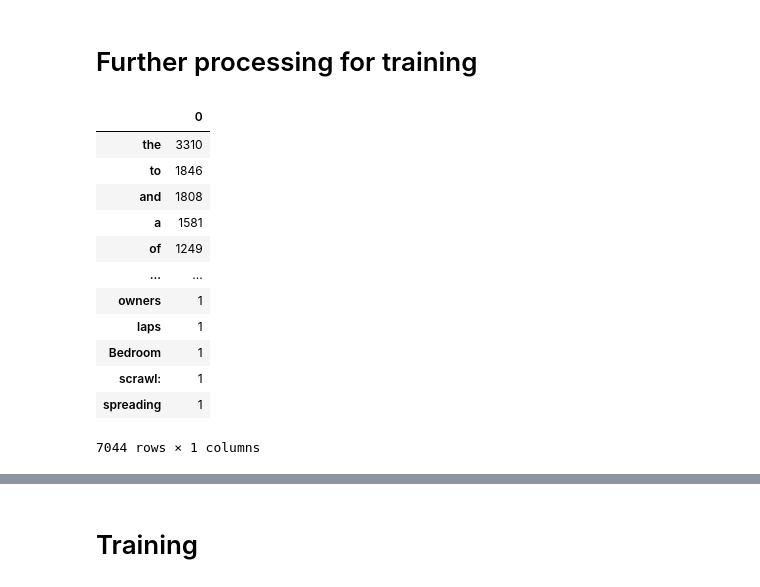
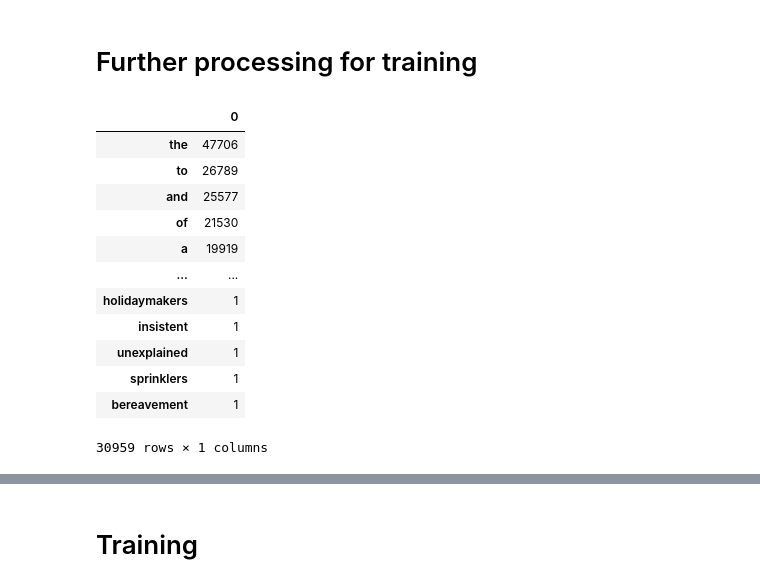
Before and after one commit to chlolv/NLP_Project, a Jupyter notebook: Main notebook.ipynb, the cells around one changed output, grey strips where cells are left out. Saved outputs shown, nothing was run; the diff lists cells and outputs as text; code cells hidden in the pictures.

```diff
--- a/Main notebook.ipynb
+++ b/Main notebook.ipynb
@@ -170,2 +224,17 @@ the early ho
+# %%
+H7_processed = H7
+H7_processed = re.sub('�', "\'", H7_processed)
+H7_processed = H7_processed.split('\n')
+H7_processed = [paragraph.strip() for paragraph in H7_processed]
+
+remove_list = []
+for i in range(1, len(H7_processed)) :
+  paragraph = H7_processed[i]
+  if paragraph[:7] == 'Chapter' :
+    remove_list.append(i)
+for index in sorted(remove_list, reverse = True) :
+  del H7_processed[index]
+
+H7_processed = H7_processed[1:]
 # %% [markdown]
 # Fusion des Hi
@@ -205,13 +258,0 @@ AttributeError: ignored
-# %%
-H1_processed1 = H1_processed
-
-# Merging short paragraph (dialogues mainly)
-remove_list = []
-for i in sorted(range(0, len(H1_processed1)), reverse = True) :
-  paragraph = H1_processed1[i]
-  if len(paragraph.split()) < 30 : # Split is on spaces (word count)
-    remove_list.append(i)
-    H1_processed1[i-1] += ' '
-    H1_processed1[i-1] += H1_processed1[i]
-for index in sorted(remove_list, reverse = True) :
-  del H1_processed1[index]
@@ -249,34 +307,35 @@ plt.hist(len_list)
 # %% [markdown]
 # Further processing for training
 # %%
-H1_processed2 = H1_processed1
-for i in range(0, len(H1_processed2)) :
-  H1_processed2[i] = re.sub("[!?]", '.', H1_processed2[i])
-  H1_processed2[i] = H1_processed2[i].replace("...", '.')
-  H1_processed2[i] = re.sub('[,\\-"()]', ' ', H1_processed2[i])
+for i in range(0, len(H)) :
+  H[i] = re.sub("[!?]", '.', H[i])
+  H[i] = H[i].replace("...", '.')
+  H[i] = re.sub('[,\\-"()]', ' ', H[i])
+  H[i] = re.sub('\*', '', H[i])
+  H[i] = re.sub('\\\\', '', H[i])
 vocabulary = []
-for i in range(0, len(H1_processed2)) :
-  element = re.sub("[.]", ' ', H1_processed2[i])
+for i in range(0, len(H)) :
+  element = re.sub("[.]", ' ', H[i])
   words = element.split()
   vocabulary.append(words)
 vocabulary = [item for sublist in vocabulary for item in sublist]
 voc_count = Counter(vocabulary)
 voc_count = pd.DataFrame.from_dict(voc_count, orient = 'index').sort_values(by = [0], ascending = [False])
 voc_count
 # %% [output]
 |  | 0 |
-| the | 3310 |
-| to | 1846 |
-| and | 1808 |
-| a | 1581 |
-| of | 1249 |
+| the | 47706 |
+| to | 26789 |
+| and | 25577 |
+| of | 21530 |
+| a | 19919 |
 | ... | ... |
-| owners | 1 |
-| laps | 1 |
-| Bedroom | 1 |
-| scrawl: | 1 |
-| spreading | 1 |
+| holidaymakers | 1 |
+| insistent | 1 |
+| unexplained | 1 |
+| sprinklers | 1 |
+| bereavement | 1 |
-7044 rows × 1 columns
+30959 rows × 1 columns
 # %%
 print(len(vocabulary))
 # %% [output]
```
Also changed, not shown: parts of 36 cells of this notebook.
